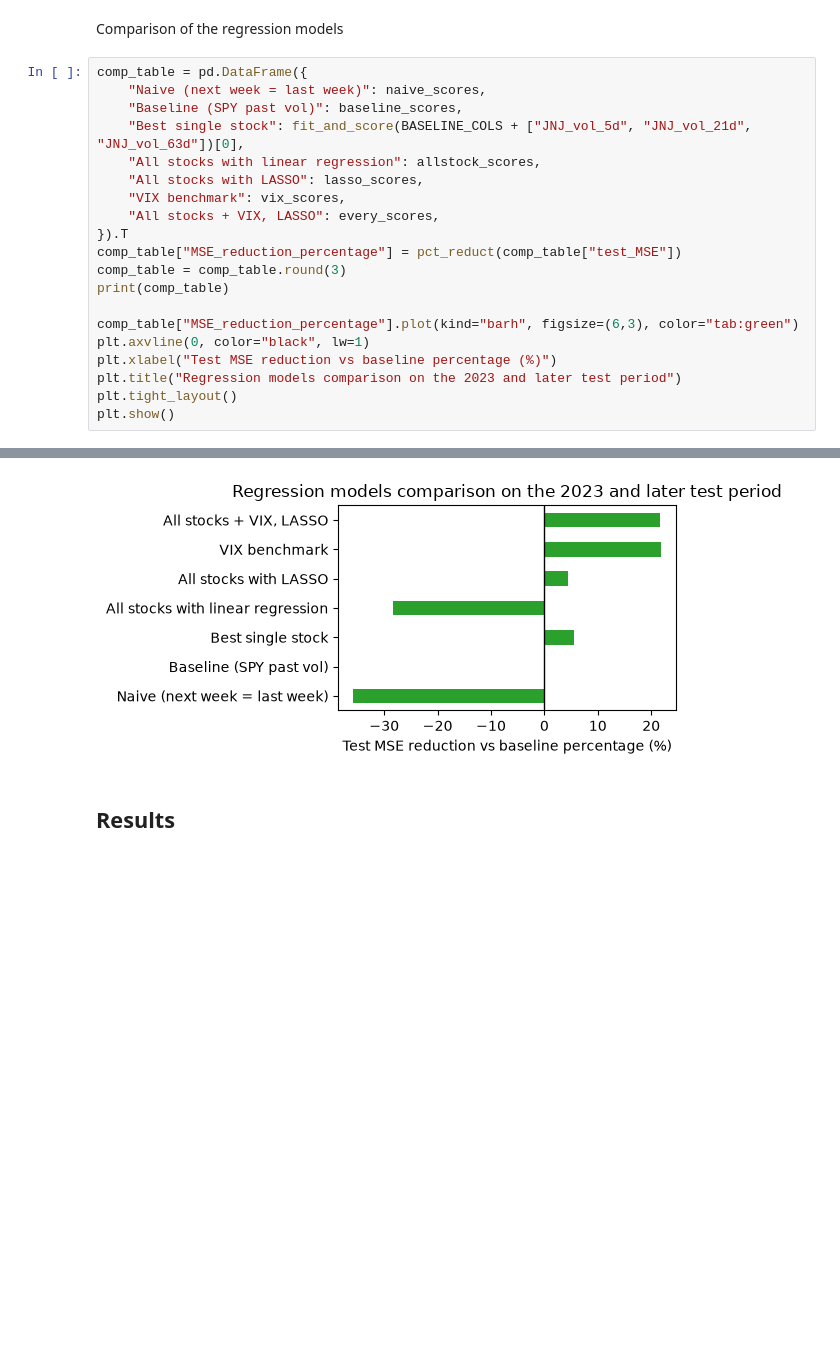
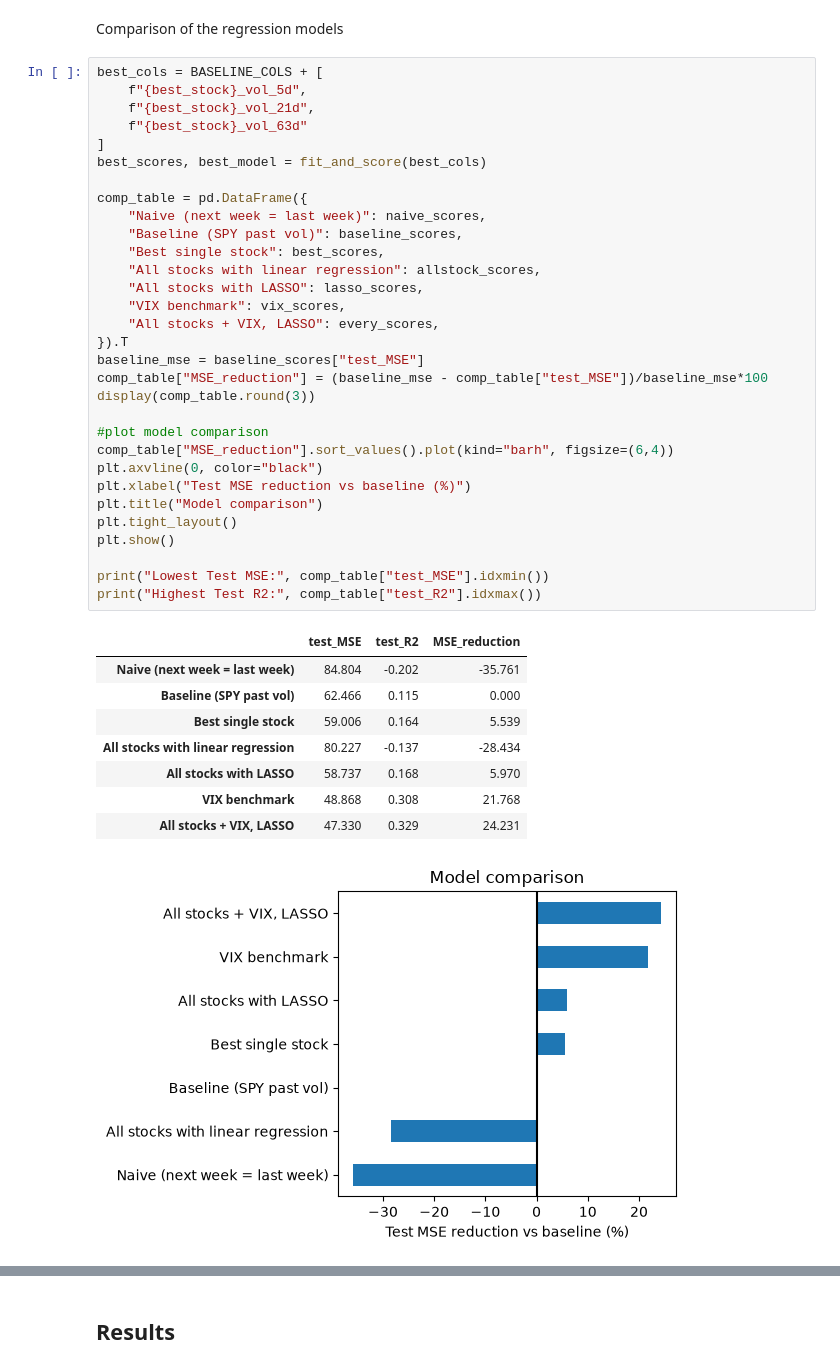
Before and after one commit to clayhunt/381-Final-Project, a Jupyter notebook: Regression.ipynb, the cells around one changed output, grey strips where cells are left out. Cells and saved outputs as stored; diff of their text form; blank space fills up the shorter version.

```diff
--- a/Regression.ipynb
+++ b/Regression.ipynb
@@ -554,23 +533,43 @@ Stocks still kept alongside VIX: ['AAPL', 'JPM', 'GS', 'XOM', 'JNJ', 'UNH', 'PG'
 # %% [markdown]
 Comparison of the regression models
 # %%
+best_cols = BASELINE_COLS + [
+    f"{best_stock}_vol_5d",
+    f"{best_stock}_vol_21d",
+    f"{best_stock}_vol_63d"
+]
+best_scores, best_model = fit_and_score(best_cols)
+
 comp_table = pd.DataFrame({
     "Naive (next week = last week)": naive_scores,
     "Baseline (SPY past vol)": baseline_scores,
-    "Best single stock": fit_and_score(BASELINE_COLS + ["JNJ_vol_5d", "JNJ_vol_21d", "JNJ_vol_63d"])[0],
+    "Best single stock": best_scores,
     "All stocks with linear regression": allstock_scores,
     "All stocks with LASSO": lasso_scores,
     "VIX benchmark": vix_scores,
     "All stocks + VIX, LASSO": every_scores,
 }).T
-comp_table["MSE_reduction_percentage"] = pct_reduct(comp_table["test_MSE"])
-comp_table = comp_table.round(3)
-print(comp_table)
+baseline_mse = baseline_scores["test_MSE"]
+comp_table["MSE_reduction"] = (baseline_mse - comp_table["test_MSE"])/baseline_mse*100
+display(comp_table.round(3))
 
-comp_table["MSE_reduction_percentage"].plot(kind="barh", figsize=(6,3), color="tab:green")
-plt.axvline(0, color="black", lw=1)
-plt.xlabel("Test MSE reduction vs baseline percentage (%)")
-plt.title("Regression models comparison on the 2023 and later test period")
+#plot model comparison
+comp_table["MSE_reduction"].sort_values().plot(kind="barh", figsize=(6,4))
+plt.axvline(0, color="black")
+plt.xlabel("Test MSE reduction vs baseline (%)")
+plt.title("Model comparison")
 plt.tight_layout()
 plt.show()
+
+print("Lowest Test MSE:", comp_table["test_MSE"].idxmin())
+print("Highest Test R2:", comp_table["test_R2"].idxmax())
 # %% [output]
+|  | test_MSE | test_R2 | MSE_reduction |
+| Naive (next week = last week) | 84.804 | -0.202 | -35.761 |
+| Baseline (SPY past vol) | 62.466 | 0.115 | 0.000 |
+| Best single stock | 59.006 | 0.164 | 5.539 |
+| All stocks with linear regression | 80.227 | -0.137 | -28.434 |
+| All stocks with LASSO | 58.737 | 0.168 | 5.970 |
+| VIX benchmark | 48.868 | 0.308 | 21.768 |
+| All stocks + VIX, LASSO | 47.330 | 0.329 | 24.231 |
+[figure, new version]
@@ -585,4 +578,3 @@ All stocks + VIX, LASSO              48.950    0.306                    21.637
-[figure, old version]
 # %% [markdown]
 ## Results
 # %%
```
Also changed, not shown: parts of 24 cells of this notebook, 3 other files.
